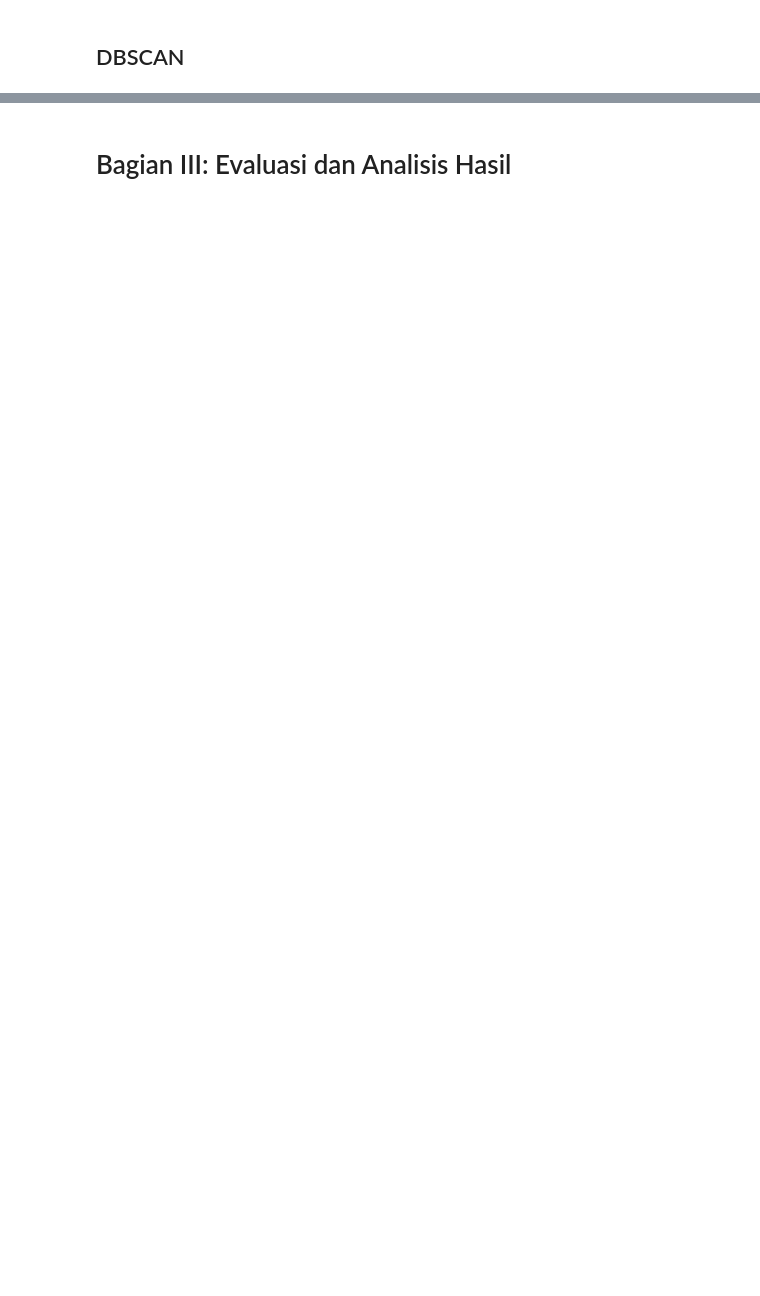
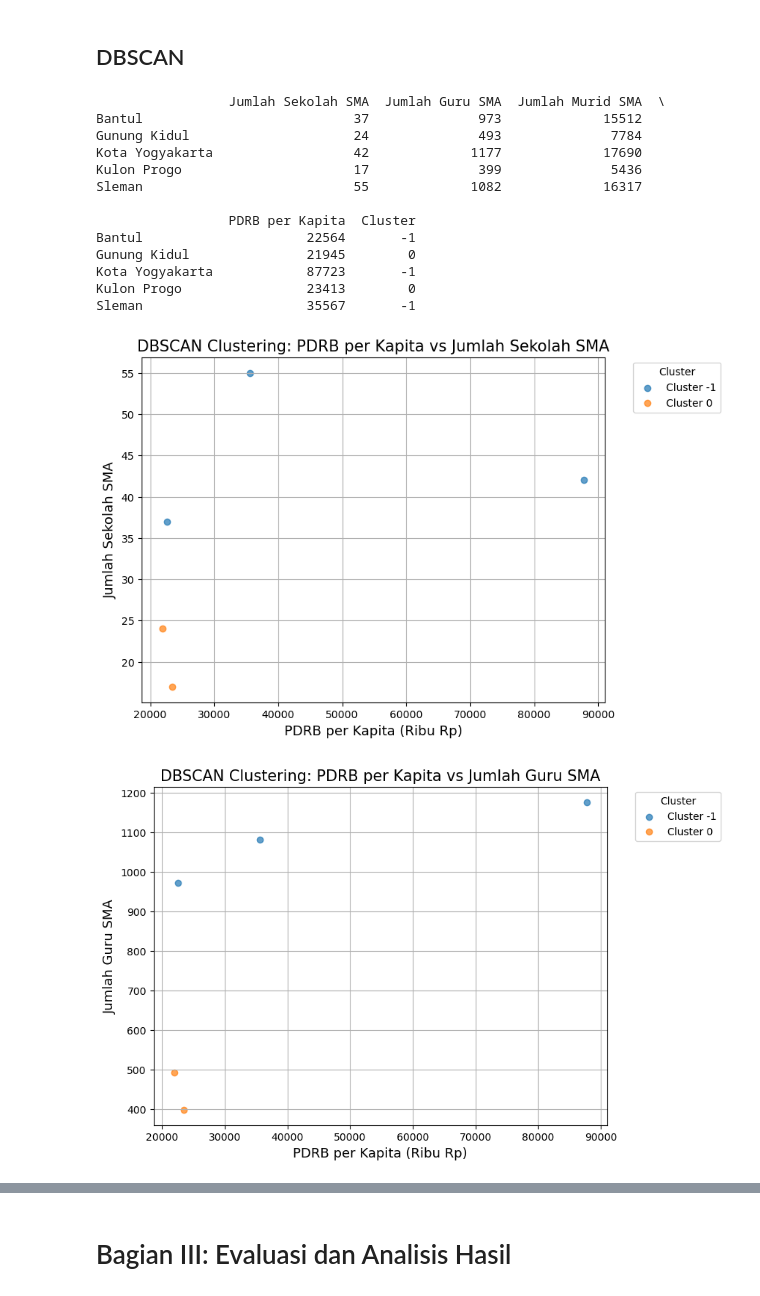
Before and after one commit to FahmaZuaf/UTS-MPML, a Jupyter notebook: 23611054_Fahma Zuaf Zarir_UTS_MPML.ipynb, the cells around one changed output, grey strips where cells are left out. Drawn from its saved outputs; the diff is of its cells as text; code cells hidden in the pictures; blank space fills up the shorter version.

```diff
--- a/23611054_Fahma Zuaf Zarir_UTS_MPML.ipynb
+++ b/23611054_Fahma Zuaf Zarir_UTS_MPML.ipynb
@@ -350,2 +549,74 @@ plt.show()
 # %% [markdown]
 ## DBSCAN
+# %%
+from sklearn.cluster import DBSCAN
+
+# Gabungkan data SMA per kabupaten dan PDRB per kabupaten
+data_for_dbscan = pd.DataFrame({
+    'Jumlah Sekolah SMA': jumlah_sma_per_kabupaten,
+    'Jumlah Guru SMA': jumlah_gurusma,
+    'Jumlah Murid SMA': jumlah_muridsma,
+    'PDRB per Kapita': data_pdrb.set_index('Kabupaten/Kota')['Produk Domestik Regional Bruto per Kapita HK (Ribu Rp)']
+})
+
+# Standarisasi data menggunakan MinMaxScaler
+scaled_data_for_dbscan = scaler.fit_transform(data_for_dbscan)
+
+# Lakukan clustering menggunakan DBSCAN
+dbscan = DBSCAN(eps=0.5, min_samples=2)  # eps dan min_samples dapat disesuaikan
+data_for_dbscan['Cluster'] = dbscan.fit_predict(scaled_data_for_dbscan)
+
+# Tampilkan hasil clustering
+print(data_for_dbscan)
+
+# Visualisasi hasil clustering untuk Jumlah Sekolah SMA
+plt.figure(figsize=(8, 6))
+for cluster in data_for_dbscan['Cluster'].unique():
+    cluster_data = data_for_dbscan[data_for_dbscan['Cluster'] == cluster]
+    plt.scatter(cluster_data['PDRB per Kapita'], cluster_data['Jumlah Sekolah SMA'], label=f'Cluster {cluster}', alpha=0.7)
+plt.title('DBSCAN Clustering: PDRB per Kapita vs Jumlah Sekolah SMA', fontsize=15)
+plt.xlabel('PDRB per Kapita (Ribu Rp)', fontsize=13)
+plt.ylabel('Jumlah Sekolah SMA', fontsize=13)
+plt.legend(title='Cluster', bbox_to_anchor=(1.05, 1), loc='upper left')
+plt.grid(True)
+plt.show()
+
+# Visualisasi hasil clustering untuk Jumlah Guru SMA
+plt.figure(figsize=(8, 6))
+for cluster in data_for_dbscan['Cluster'].unique():
+    cluster_data = data_for_dbscan[data_for_dbscan['Cluster'] == cluster]
+    plt.scatter(cluster_data['PDRB per Kapita'], cluster_data['Jumlah Guru SMA'], label=f'Cluster {cluster}', alpha=0.7)
+plt.title('DBSCAN Clustering: PDRB per Kapita vs Jumlah Guru SMA', fontsize=15)
+plt.xlabel('PDRB per Kapita (Ribu Rp)', fontsize=13)
+plt.ylabel('Jumlah Guru SMA', fontsize=13)
+plt.legend(title='Cluster', bbox_to_anchor=(1.05, 1), loc='upper left')
+plt.grid(True)
+plt.show()
+
+# Visualisasi hasil clustering untuk Jumlah Murid SMA
+plt.figure(figsize=(8, 6))
+for cluster in data_for_dbscan['Cluster'].unique():
+    cluster_data = data_for_dbscan[data_for_dbscan['Cluster'] == cluster]
+    plt.scatter(cluster_data['PDRB per Kapita'], cluster_data['Jumlah Murid SMA'], label=f'Cluster {cluster}', alpha=0.7)
+plt.title('DBSCAN Clustering: PDRB per Kapita vs Jumlah Murid SMA', fontsize=15)
+plt.xlabel('PDRB per Kapita (Ribu Rp)', fontsize=13)
+plt.ylabel('Jumlah Murid SMA', fontsize=13)
+plt.legend(title='Cluster', bbox_to_anchor=(1.05, 1), loc='upper left')
+plt.grid(True)
+plt.show()
+# %% [output]
+                 Jumlah Sekolah SMA  Jumlah Guru SMA  Jumlah Murid SMA  \
+Bantul                           37              973             15512
+Gunung Kidul                     24              493              7784
+Kota Yogyakarta                  42             1177             17690
+Kulon Progo                      17              399              5436
+Sleman                           55             1082             16317
+
+                 PDRB per Kapita  Cluster
+Bantul                     22564       -1
+Gunung Kidul               21945        0
+Kota Yogyakarta            87723       -1
+Kulon Progo                23413        0
+Sleman                     35567       -1
+[figure, added]
+[figure, added]
```
Also changed, not shown: parts of 17 cells of this notebook.
